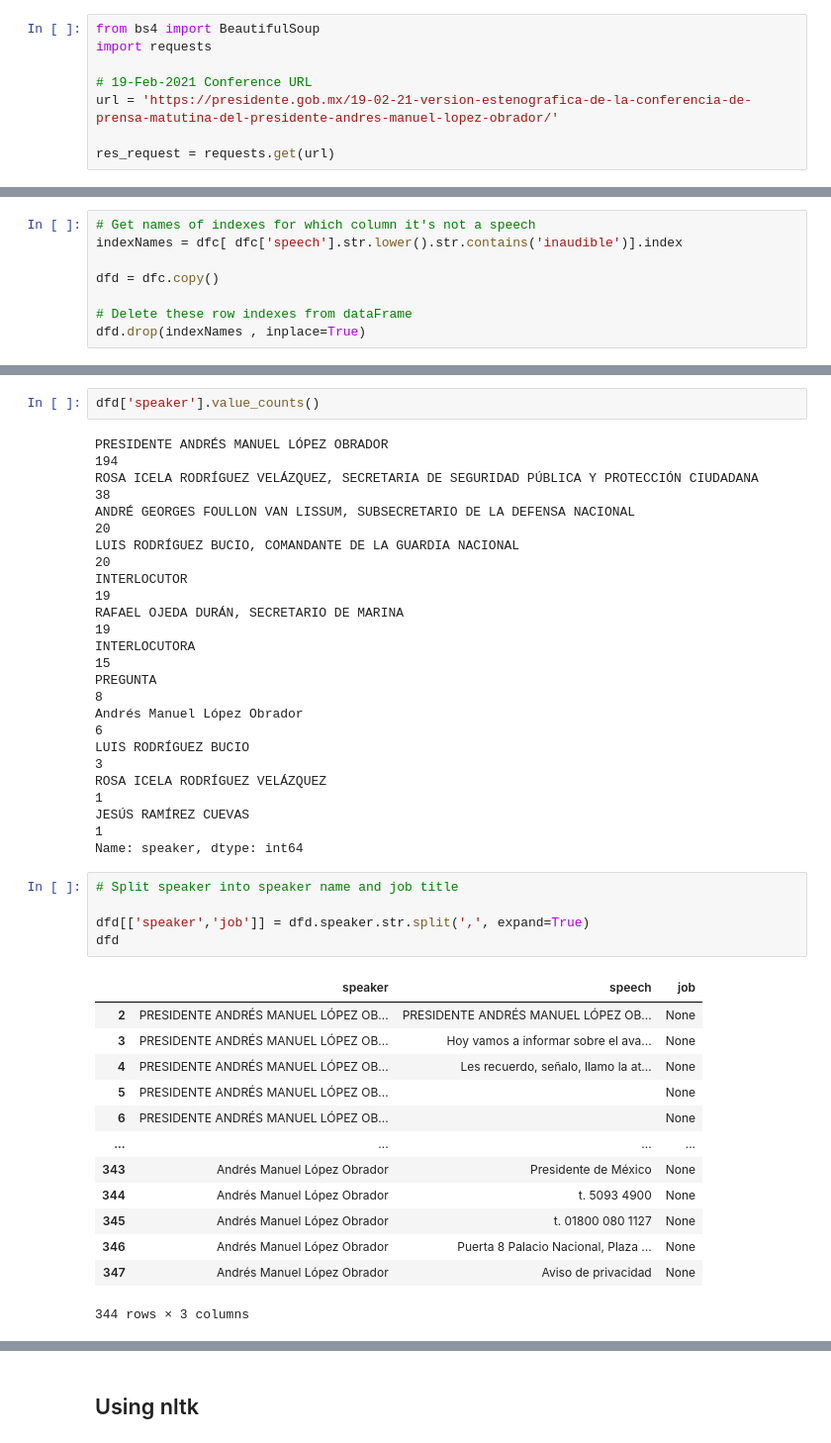
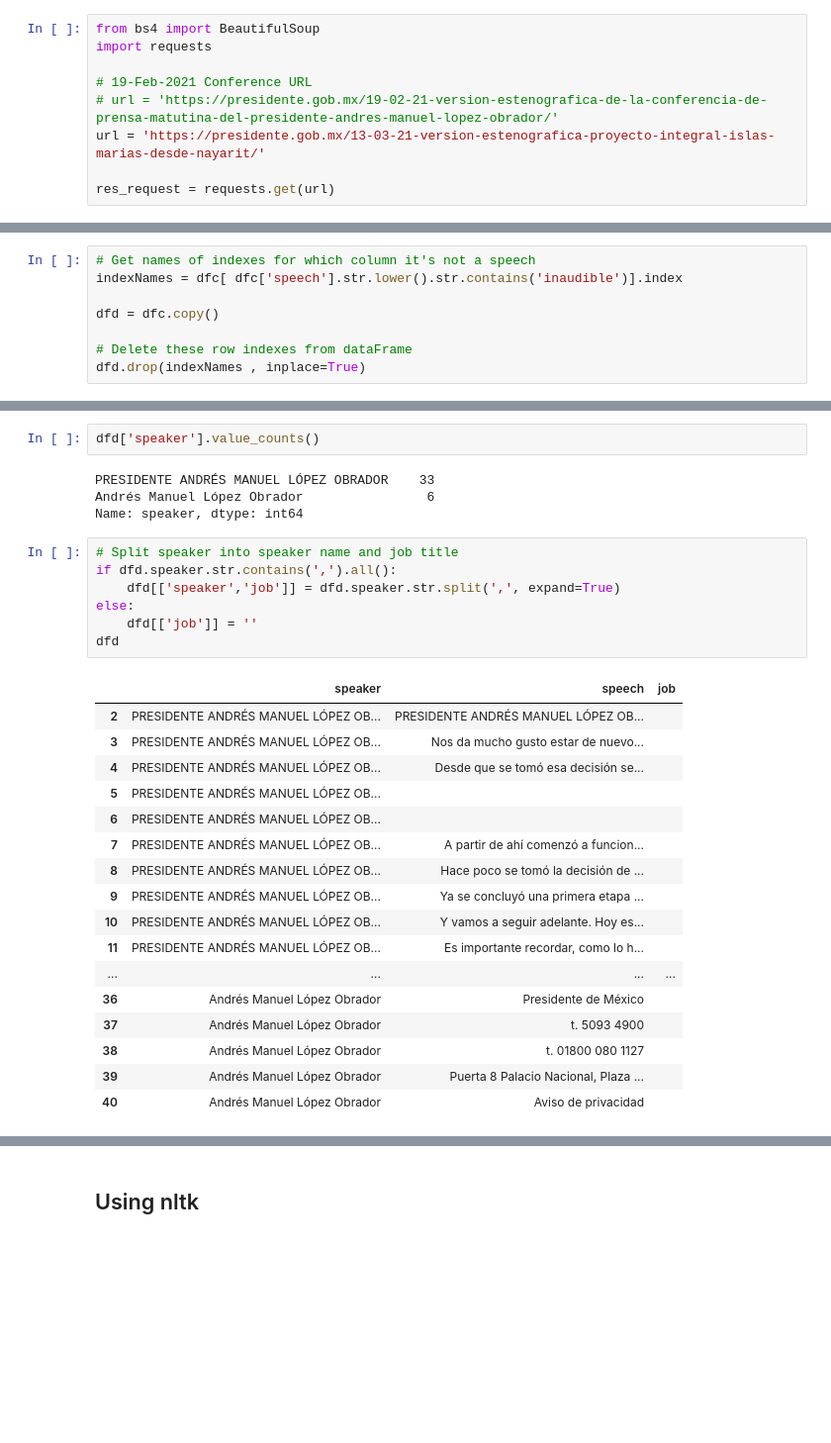
Before and after one commit to FernandoTorresL/scraping-conferencias, a Jupyter notebook: notebook/scraping-conferencias.ipynb, the cells around one changed output, grey strips where cells are left out. Shown: that part at 99% size. Drawn from its saved outputs; the diff is of its cells as text; blank space fills up the shorter version.

```diff
--- a/notebook/scraping-conferencias.ipynb
+++ b/notebook/scraping-conferencias.ipynb
@@ -33,7 +7,8 @@ from bs4 import BeautifulSoup
 import requests
 
 # 19-Feb-2021 Conference URL
-url = 'https://presidente.gob.mx/19-02-21-version-estenografica-de-la-conferencia-de-prensa-matutina-del-presidente-andres-manuel-lopez-obrador/'
+# url = 'https://presidente.gob.mx/19-02-21-version-estenografica-de-la-conferencia-de-prensa-matutina-del-presidente-andres-manuel-lopez-obrador/'
+url = 'https://presidente.gob.mx/13-03-21-version-estenografica-proyecto-integral-islas-marias-desde-nayarit/'
 
 res_request = requests.get(url)
 # %%
@@ -217,38 +190,34 @@ dfd
 # %%
 dfd['speaker'].value_counts()
 # %% [output]
-PRESIDENTE ANDRÉS MANUEL LÓPEZ OBRADOR                                                    194
-ROSA ICELA RODRÍGUEZ VELÁZQUEZ, SECRETARIA DE SEGURIDAD PÚBLICA Y PROTECCIÓN CIUDADANA     38
-ANDRÉ GEORGES FOULLON VAN LISSUM, SUBSECRETARIO DE LA DEFENSA NACIONAL                     20
-LUIS RODRÍGUEZ BUCIO, COMANDANTE DE LA GUARDIA NACIONAL                                    20
-INTERLOCUTOR                                                                               19
-RAFAEL OJEDA DURÁN, SECRETARIO DE MARINA                                                   19
-INTERLOCUTORA                                                                              15
-PREGUNTA                                                                                    8
-Andrés Manuel López Obrador                                                                 6
-LUIS RODRÍGUEZ BUCIO                                                                        3
-ROSA ICELA RODRÍGUEZ VELÁZQUEZ                                                              1
-JESÚS RAMÍREZ CUEVAS                                                                        1
+PRESIDENTE ANDRÉS MANUEL LÓPEZ OBRADOR    33
+Andrés Manuel López Obrador                6
 Name: speaker, dtype: int64
 # %%
 # Split speaker into speaker name and job title
-
-dfd[['speaker','job']] = dfd.speaker.str.split(',', expand=True)
+if dfd.speaker.str.contains(',').all():
+    dfd[['speaker','job']] = dfd.speaker.str.split(',', expand=True)
+else:
+    dfd[['job']] = ''
 dfd
 # %% [output]
 |  | speaker | speech | job |
-| 2 | PRESIDENTE ANDRÉS MANUEL LÓPEZ OB... | PRESIDENTE ANDRÉS MANUEL LÓPEZ OB... | None |
-| 3 | PRESIDENTE ANDRÉS MANUEL LÓPEZ OB... | Hoy vamos a informar sobre el ava... | None |
-| 4 | PRESIDENTE ANDRÉS MANUEL LÓPEZ OB... | Les recuerdo, señalo, llamo la at... | None |
-| 5 | PRESIDENTE ANDRÉS MANUEL LÓPEZ OB... |  | None |
-| 6 | PRESIDENTE ANDRÉS MANUEL LÓPEZ OB... |  | None |
+| 2 | PRESIDENTE ANDRÉS MANUEL LÓPEZ OB... | PRESIDENTE ANDRÉS MANUEL LÓPEZ OB... |  |
+| 3 | PRESIDENTE ANDRÉS MANUEL LÓPEZ OB... | Nos da mucho gusto estar de nuevo... |  |
+| 4 | PRESIDENTE ANDRÉS MANUEL LÓPEZ OB... | Desde que se tomó esa decisión se... |  |
+| 5 | PRESIDENTE ANDRÉS MANUEL LÓPEZ OB... |  |  |
+| 6 | PRESIDENTE ANDRÉS MANUEL LÓPEZ OB... |  |  |
+| 7 | PRESIDENTE ANDRÉS MANUEL LÓPEZ OB... | A partir de ahí comenzó a funcion... |  |
+| 8 | PRESIDENTE ANDRÉS MANUEL LÓPEZ OB... | Hace poco se tomó la decisión de ... |  |
+| 9 | PRESIDENTE ANDRÉS MANUEL LÓPEZ OB... | Ya se concluyó una primera etapa ... |  |
+| 10 | PRESIDENTE ANDRÉS MANUEL LÓPEZ OB... | Y vamos a seguir adelante. Hoy es... |  |
+| 11 | PRESIDENTE ANDRÉS MANUEL LÓPEZ OB... | Es importante recordar, como lo h... |  |
 | ... | ... | ... | ... |
-| 343 | Andrés Manuel López Obrador | Presidente de México | None |
-| 344 | Andrés Manuel López Obrador | t. 5093 4900 | None |
-| 345 | Andrés Manuel López Obrador | t. 01800 080 1127 | None |
-| 346 | Andrés Manuel López Obrador | Puerta 8 Palacio Nacional, Plaza ... | None |
-| 347 | Andrés Manuel López Obrador | Aviso de privacidad | None |
+| 36 | Andrés Manuel López Obrador | Presidente de México |  |
+| 37 | Andrés Manuel López Obrador | t. 5093 4900 |  |
+| 38 | Andrés Manuel López Obrador | t. 01800 080 1127 |  |
+| 39 | Andrés Manuel López Obrador | Puerta 8 Palacio Nacional, Plaza ... |  |
+| 40 | Andrés Manuel López Obrador | Aviso de privacidad |  |
-344 rows × 3 columns
 # %%
 dfd['speaker'].value_counts()
 # %% [output]
```
Also changed, not shown: parts of 43 cells of this notebook, 5 other files.
